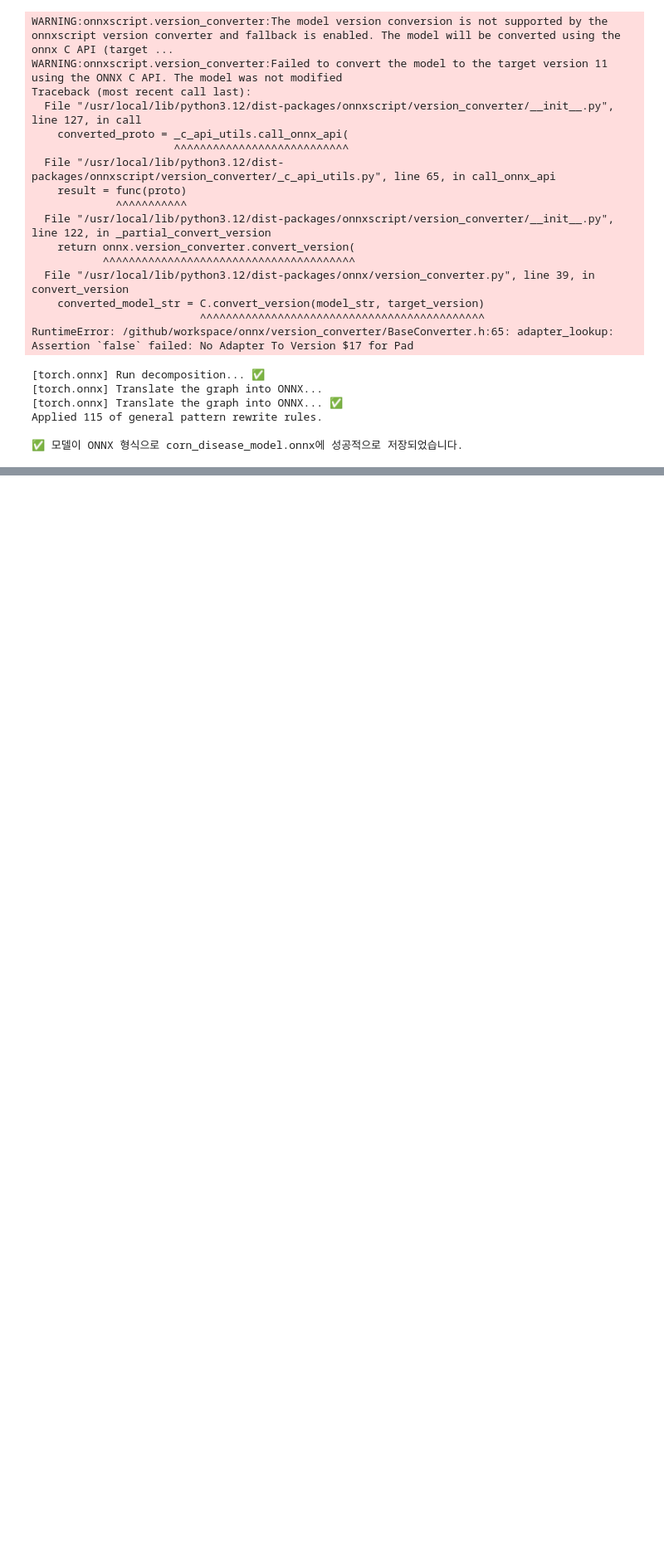
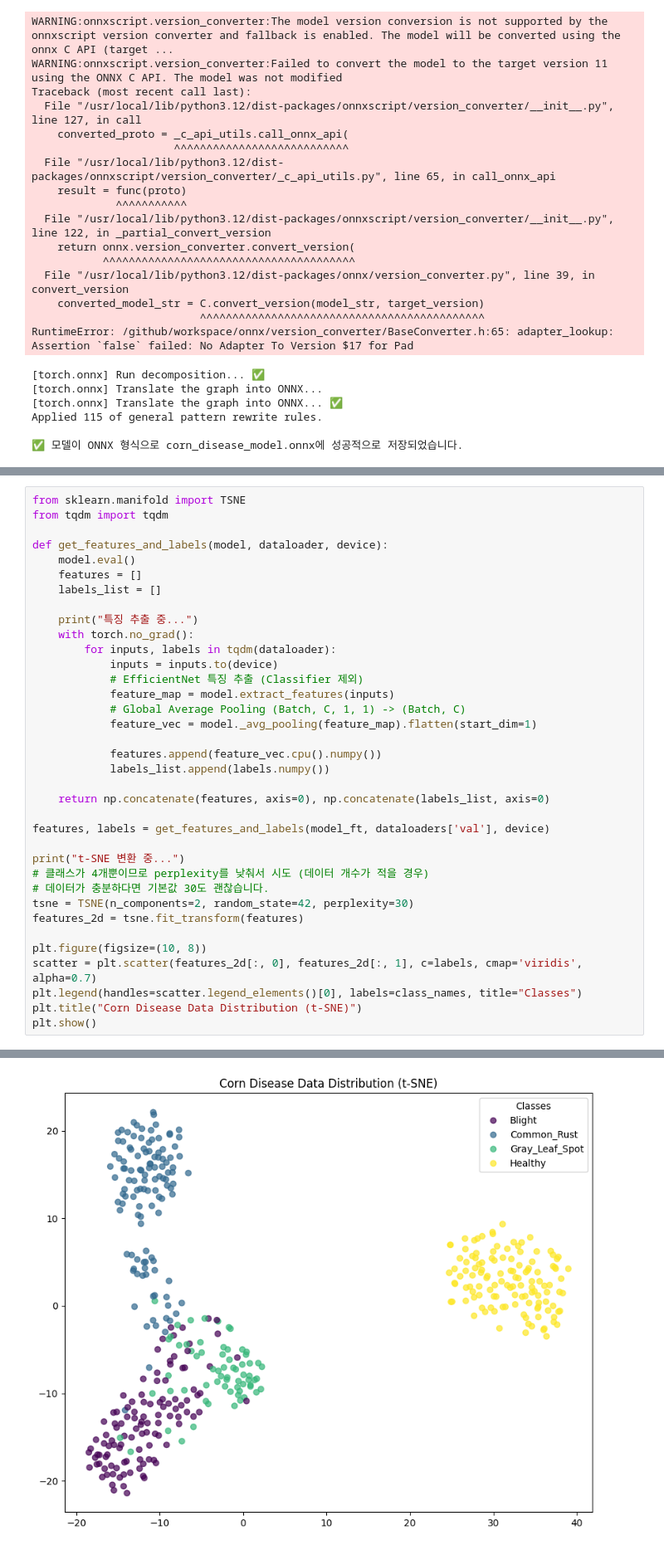
Before and after one commit to farmers-note/farmers-note-ml-dev, a Jupyter notebook: notebook/corn_disease_model.ipynb, the cells around one changed output, grey strips where cells are left out. Shown at 83% size. Drawn from its saved outputs; the diff is of its cells as text; blank space fills up the shorter version.

```diff
--- a/notebook/corn_disease_model.ipynb
+++ b/notebook/corn_disease_model.ipynb
@@ -405,0 +508,37 @@ Applied 115 of general pattern rewrite rules.
+# %%
+from sklearn.manifold import TSNE
+from tqdm import tqdm
+
+def get_features_and_labels(model, dataloader, device):
+    model.eval()
+    features = []
+    labels_list = []
+
+    print("특징 추출 중...")
+    with torch.no_grad():
+        for inputs, labels in tqdm(dataloader):
+            inputs = inputs.to(device)
+            # EfficientNet 특징 추출 (Classifier 제외)
+            feature_map = model.extract_features(inputs)
+            # Global Average Pooling (Batch, C, 1, 1) -> (Batch, C)
+            feature_vec = model._avg_pooling(feature_map).flatten(start_dim=1)
+
+            features.append(feature_vec.cpu().numpy())
+            labels_list.append(labels.numpy())
+
+    return np.concatenate(features, axis=0), np.concatenate(labels_list, axis=0)
+
+features, labels = get_features_and_labels(model_ft, dataloaders['val'], device)
+
+print("t-SNE 변환 중...")
+# 클래스가 4개뿐이므로 perplexity를 낮춰서 시도 (데이터 개수가 적을 경우)
+# 데이터가 충분하다면 기본값 30도 괜찮습니다.
+tsne = TSNE(n_components=2, random_state=42, perplexity=30)
+features_2d = tsne.fit_transform(features)
+
+plt.figure(figsize=(10, 8))
+scatter = plt.scatter(features_2d[:, 0], features_2d[:, 1], c=labels, cmap='viridis', alpha=0.7)
+plt.legend(handles=scatter.legend_elements()[0], labels=class_names, title="Classes")
+plt.title("Corn Disease Data Distribution (t-SNE)")
+plt.show()
+# %% [output]
@@ -405,0 +547 @@ Applied 115 of general pattern rewrite rules.
+[figure, added]
```
Also changed, not shown: parts of 8 cells of this notebook, 6 other files.
